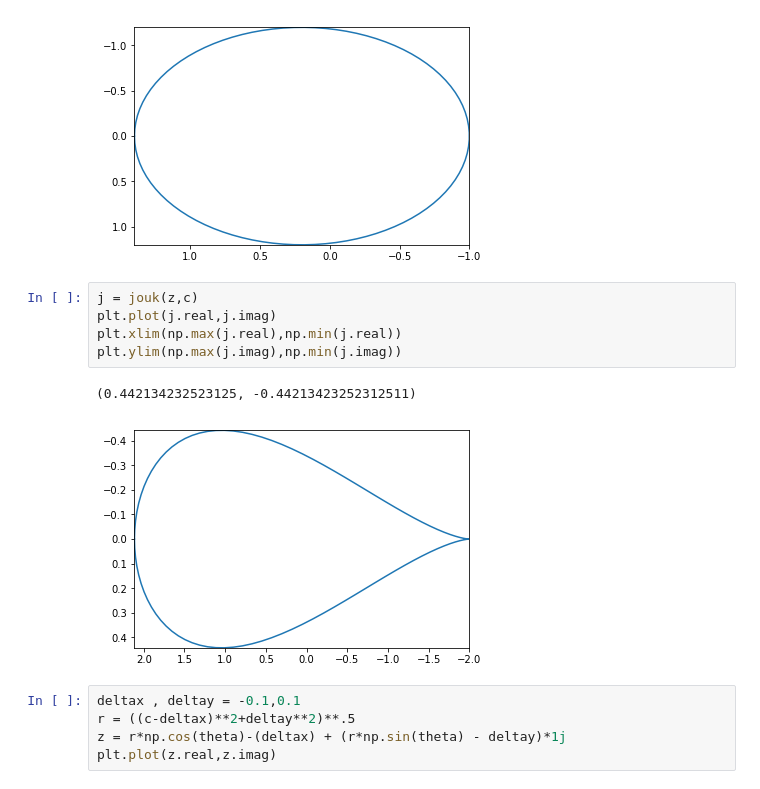
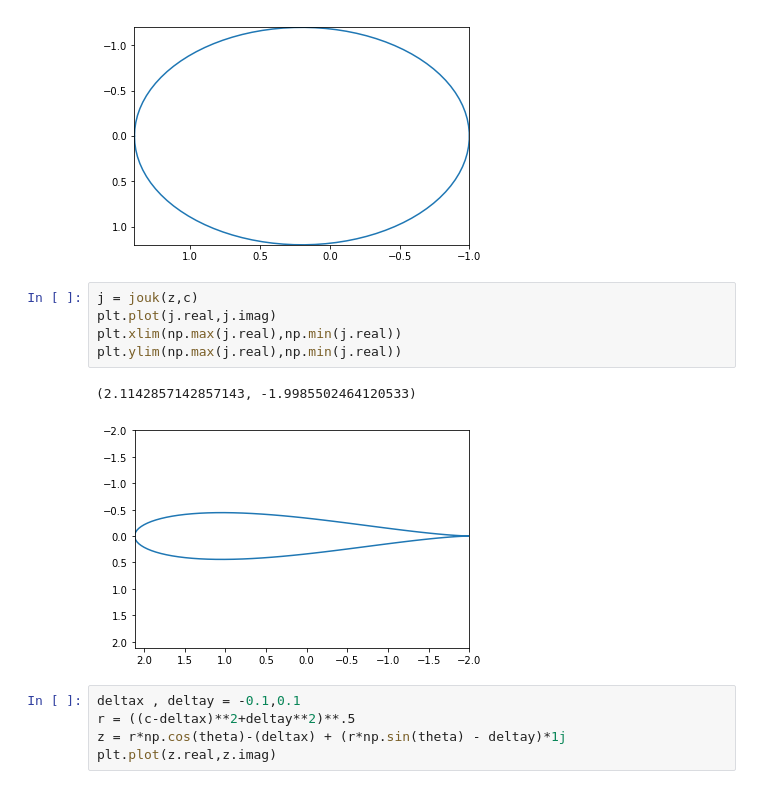
Before and after one commit to ckennedy17/mae6226, a Jupyter notebook: homework_2/homework_2.ipynb, the cells around one changed output. Drawn from its saved outputs; the diff is of its cells as text.

```diff
--- a/homework_2/homework_2.ipynb
+++ b/homework_2/homework_2.ipynb
@@ -70,11 +70,11 @@ plt.ylim(np.max(z.imag),np.min(z.imag))
 # %%
 j = jouk(z,c)
 plt.plot(j.real,j.imag)
 plt.xlim(np.max(j.real),np.min(j.real))
-plt.ylim(np.max(j.imag),np.min(j.imag))
+plt.ylim(np.max(j.real),np.min(j.real))
 # %% [output]
-(0.442134232523125, -0.44213423252312511)
+(2.1142857142857143, -1.9985502464120533)
-[figure, old version]
+[figure, new version]
 # %%
 deltax , deltay = -0.1,0.1
 r = ((c-deltax)**2+deltay**2)**.5
```
Also changed, not shown: parts of 45 cells of this notebook.
